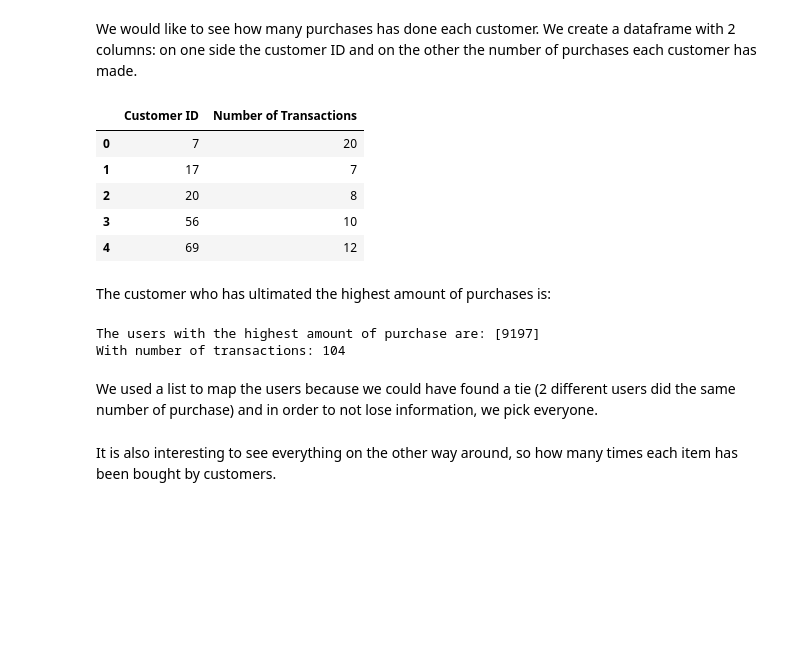
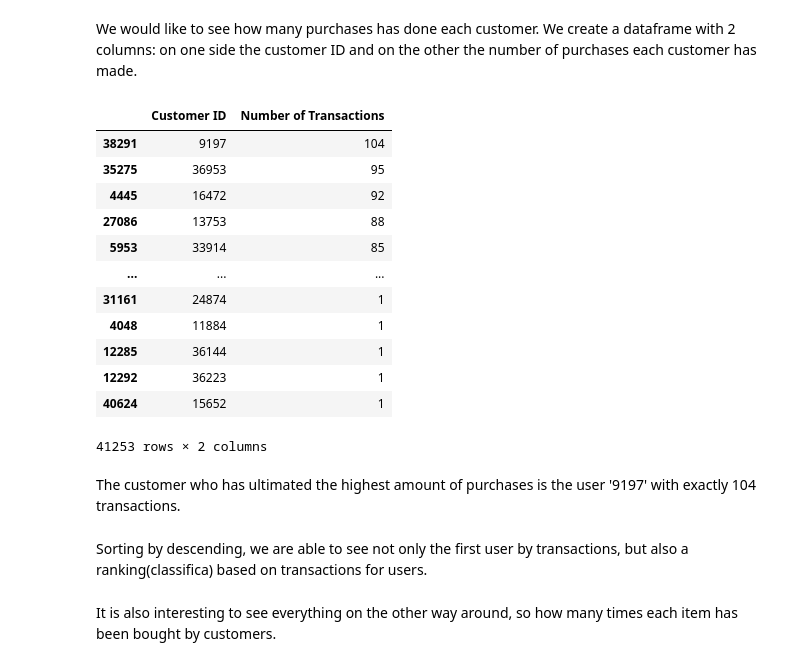
Before and after one commit to alessiabresolin/275601, a Jupyter notebook: project.ipynb, the cells around one changed output. Drawn from its saved outputs; the diff is of its cells as text; code cells hidden in the pictures; blank space fills up the shorter version.

```diff
--- a/project.ipynb
+++ b/project.ipynb
@@ -415,29 +414,26 @@ customer_transactions_count = Counter(transactions['customer_id'])
 # %%
 customer_transactions_count_df = pd.DataFrame([customer_transactions_count]).T.reset_index()
 customer_transactions_count_df.columns = ['Customer ID', 'Number of Transactions']
 #customer_transactions_count_df= customer_transactions_count_df.sort_values(by='Customer ID', ascending=True).reset_index()
-customer_transactions_count_df.head()
+customer_transactions_count_df.sort_values(by='Number of Transactions', ascending=False)
 # %% [output]
 |  | Customer ID | Number of Transactions |
-| 0 | 7 | 20 |
-| 1 | 17 | 7 |
-| 2 | 20 | 8 |
-| 3 | 56 | 10 |
-| 4 | 69 | 12 |
+| 38291 | 9197 | 104 |
+| 35275 | 36953 | 95 |
+| 4445 | 16472 | 92 |
+| 27086 | 13753 | 88 |
+| 5953 | 33914 | 85 |
+| ... | ... | ... |
+| 31161 | 24874 | 1 |
+| 4048 | 11884 | 1 |
+| 12285 | 36144 | 1 |
+| 12292 | 36223 | 1 |
+| 40624 | 15652 | 1 |
+41253 rows × 2 columns
 # %% [markdown]
-The customer who has ultimated the highest amount of purchases is:
+The customer who has ultimated the highest amount of purchases is the user '9197' with exactly 104 transactions.
-# %%
-max_user_transaction = customer_transactions_count_df['Number of Transactions'].max() #find the max number of transactions by a costumer
-user_list = []
-for i in customer_transactions_count.keys():
-    if customer_transactions_count[i] == max_user_transaction:
-        user_list.append(i)
-print("The users with the highest amount of purchase are: " + str(user_list) + '\nWith number of transactions: ' + str(max_user_transaction))
-# %% [output]
-The users with the highest amount of purchase are: [9197]
-With number of transactions: 104
 # %% [markdown]
-We used a list to map the users because we could have found a tie (2 different users did the same number of purchase) and in order to not lose information, we pick everyone.
+Sorting by descending, we are able to see not only the first user by transactions, but also a ranking(classifica) based on transactions for users.
 # %% [markdown]
 It is also interesting to see everything on the other way around, so how many times each item has been bought by customers.
 # %%
```
Also changed, not shown: parts of 26 cells of this notebook.
